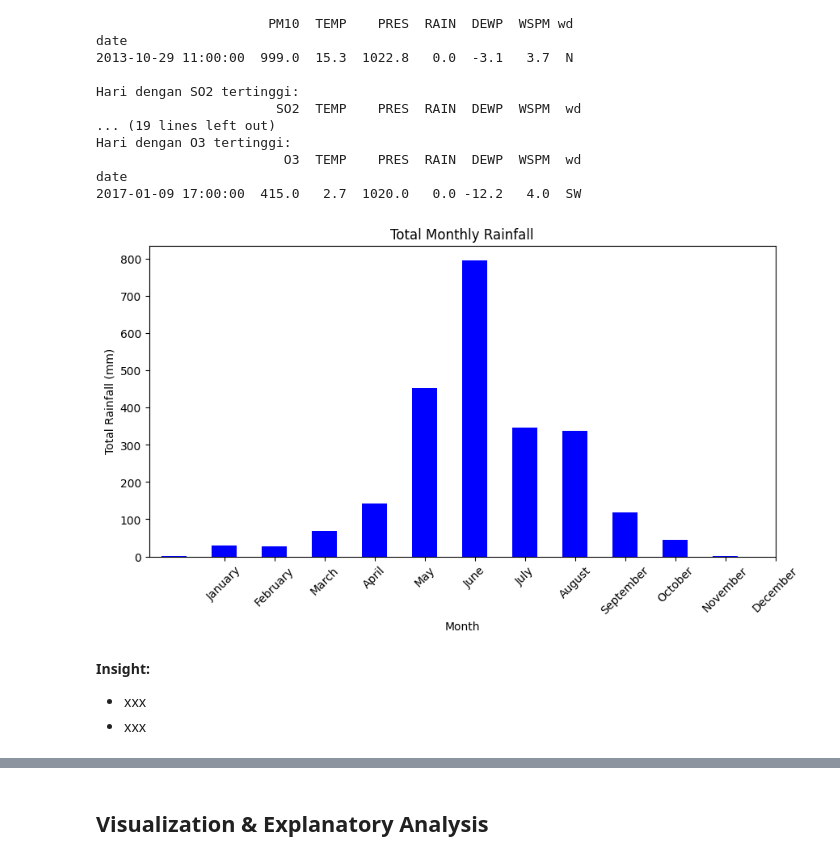
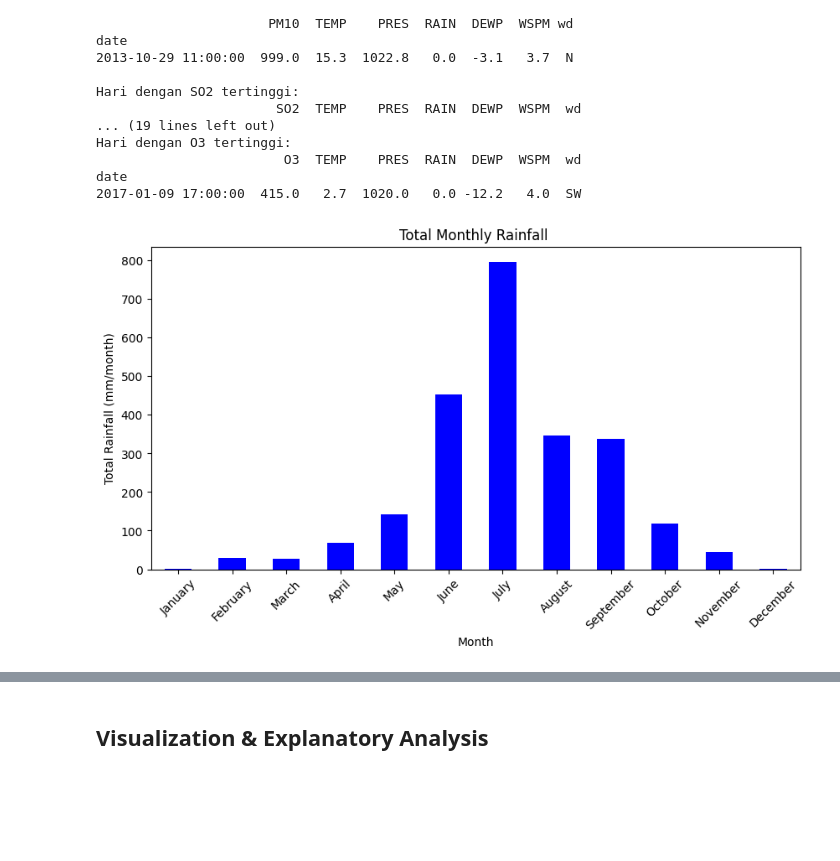
Before and after one commit to Rashadfajar/ta-AirQuality-Rashad, a Jupyter notebook: Proyek_Analisis_Data.ipynb, the cells around one changed output, grey strips where cells are left out. Cells and saved outputs as stored; diff of their text form; code cells hidden in the pictures; blank space fills up the shorter version.

```diff
--- a/Proyek_Analisis_Data.ipynb
+++ b/Proyek_Analisis_Data.ipynb
@@ -270,20 +250,16 @@ date
 # %%
 # Jumlah hujan (>0 mm) per bulan
 total_rain_by_month = data.groupby('month')['RAIN'].sum()
 
 # Plot
 total_rain_by_month.plot(kind='bar', figsize=(10, 5), color='blue')
-plt.title('Total Monthly Rainfall')
+plt.title('Total Monthly Rainfall ')
 plt.xlabel('Month')
-plt.ylabel('Total Rainfall (mm)')
-plt.xticks(ticks=range(1, 13), labels=[
+plt.ylabel('Total Rainfall (mm/month)')
+plt.xticks(ticks=range(0, 12), labels=[
     'January', 'February', 'March', 'April', 'May',
     'June', 'July', 'August', 'September', 'October',
     'November', 'December'], rotation=45)
 plt.show()
 # %% [output]
-[figure, old version]
+[figure, new version]
-# %% [markdown]
-**Insight:**
-- xxx
-- xxx
```
Also changed, not shown: parts of 27 cells of this notebook, 2 other files.
